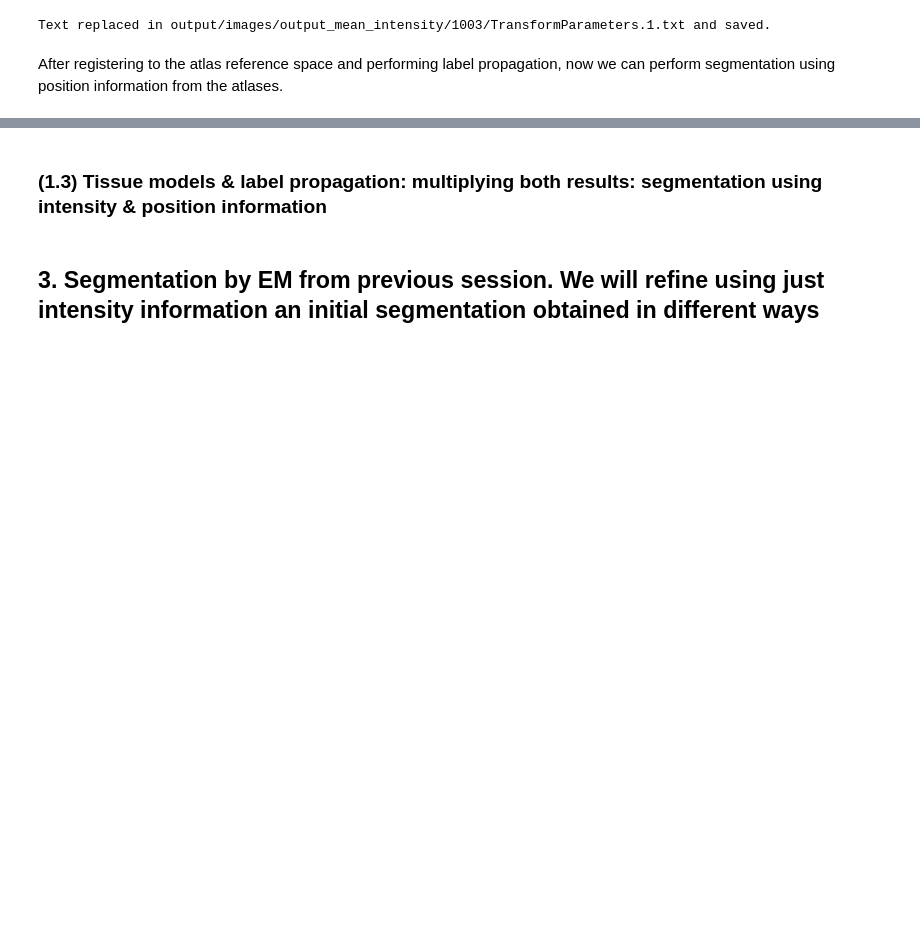
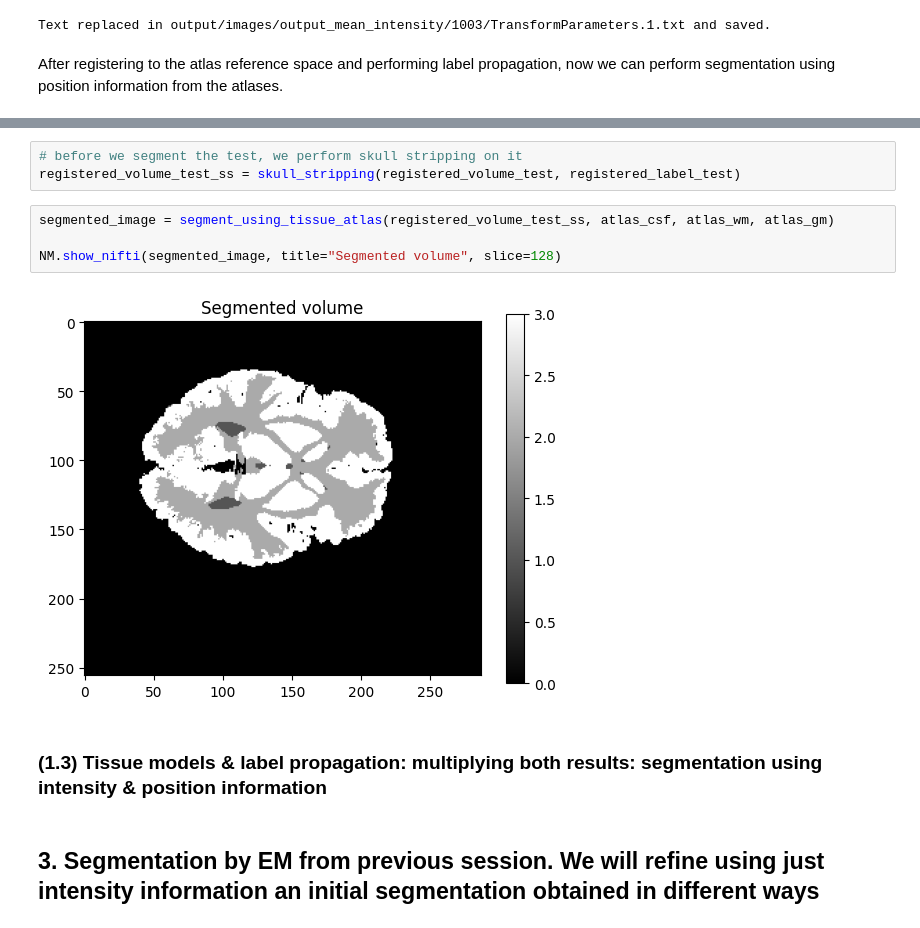
Before and after one commit to abdel-habib/medical-image-segmentation-and-applications, a Jupyter notebook: Lab 3/atlas_based_segmentation.ipynb, the cells around one changed output, grey strips where cells are left out. Drawn from its saved outputs; the diff is of its cells as text; blank space fills up the shorter version.

```diff
--- a/Lab 3/atlas_based_segmentation.ipynb
+++ b/Lab 3/atlas_based_segmentation.ipynb
@@ -436,3 +513,12 @@ After registering to the atlas reference space and performing label propagation,
+# %%
+# before we segment the test, we perform skull stripping on it
+registered_volume_test_ss = skull_stripping(registered_volume_test, registered_label_test)
+# %%
+segmented_image = segment_using_tissue_atlas(registered_volume_test_ss, atlas_csf, atlas_wm, atlas_gm)
+
+NM.show_nifti(segmented_image, title="Segmented volume", slice=128)
+# %% [output]
+[figure, added]
 # %% [markdown]
 ### (1.3) Tissue models & label propagation: multiplying both results: segmentation using intensity & position information
 # %% [markdown]
```
Also changed, not shown: parts of 8 cells of this notebook, 12 other files.
